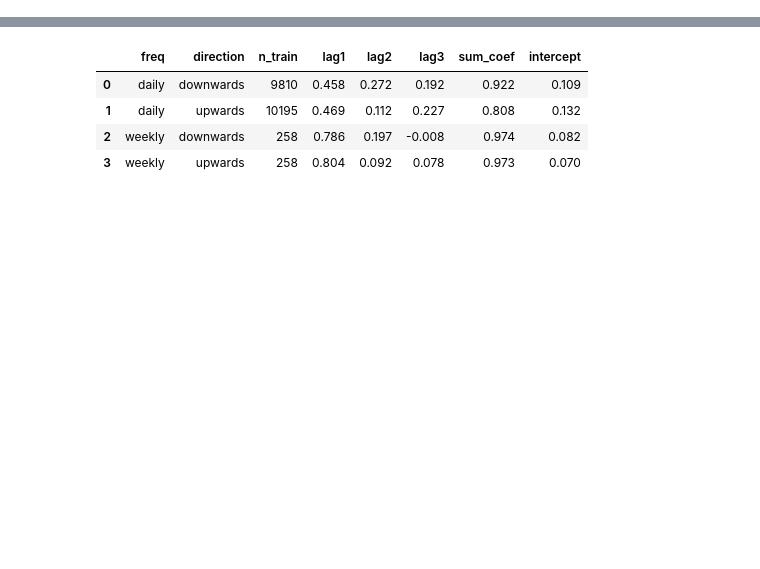
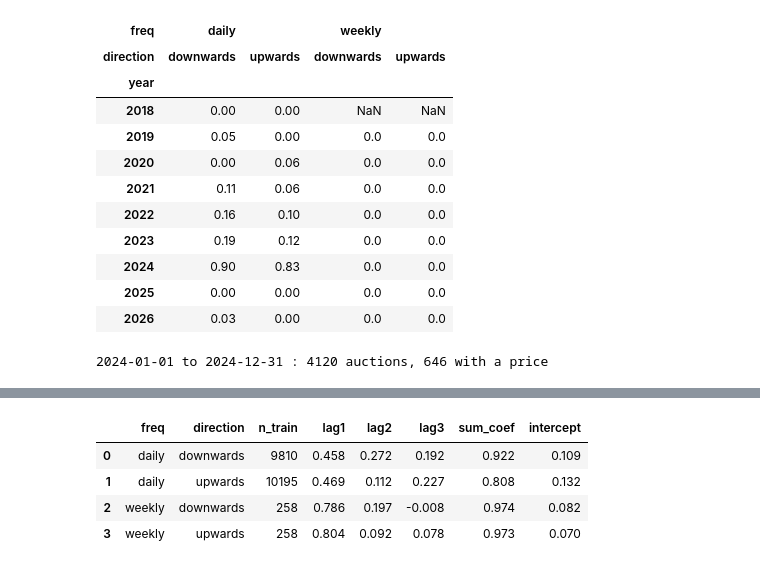
Before and after one commit to carolinaaraujo23/Swissgrid-reserve-price-forecast, a Jupyter notebook: notebooks/ridge.ipynb, the cells around one changed output, grey strips where cells are left out. Cells and saved outputs as stored; diff of their text form; code cells hidden in the pictures; blank space fills up the shorter version.

```diff
--- a/notebooks/ridge.ipynb
+++ b/notebooks/ridge.ipynb
@@ -94,0 +50,27 @@ by_block
+# %%
+a = auctions_all.copy()
+a["year"] = a["gc"].dt.year
+a.pivot_table(index="year", columns=["freq", "direction"], values="y",
+              aggfunc=lambda y: y.isna().mean()).round(2)
+# %% [output]
+| freq | daily |  | weekly |  |
+| direction | downwards | upwards | downwards | upwards |
+| year |  |  |  |  |
+| 2018 | 0.00 | 0.00 | NaN | NaN |
+| 2019 | 0.05 | 0.00 | 0.0 | 0.0 |
+| 2020 | 0.00 | 0.06 | 0.0 | 0.0 |
+| 2021 | 0.11 | 0.06 | 0.0 | 0.0 |
+| 2022 | 0.16 | 0.10 | 0.0 | 0.0 |
+| 2023 | 0.19 | 0.12 | 0.0 | 0.0 |
+| 2024 | 0.90 | 0.83 | 0.0 | 0.0 |
+| 2025 | 0.00 | 0.00 | 0.0 | 0.0 |
+| 2026 | 0.03 | 0.00 | 0.0 | 0.0 |
+# %%
+# choose a period before 2025 where the daily auctions have prices (table above)
+VAL_START, VAL_LAST_DAY = "2024-01-01", "2024-12-31"
+VAL_END = (pd.Timestamp(VAL_LAST_DAY) + pd.Timedelta(days=1)).strftime("%Y-%m-%d")   # exclusive end, for the Evaluator
+
+in_val = (auctions_all["gc"] >= pd.Timestamp(VAL_START, tz="UTC")) & (auctions_all["gc"] < pd.Timestamp(VAL_END, tz="UTC"))
+print(VAL_START, "to", VAL_LAST_DAY, ":", in_val.sum(), "auctions,", auctions_all.loc[in_val, "y"].notna().sum(), "with a price")
+# %% [output]
+2024-01-01 to 2024-12-31 : 4120 auctions, 646 with a price
```
Also changed, not shown: parts of 24 cells of this notebook, 4 other files.
